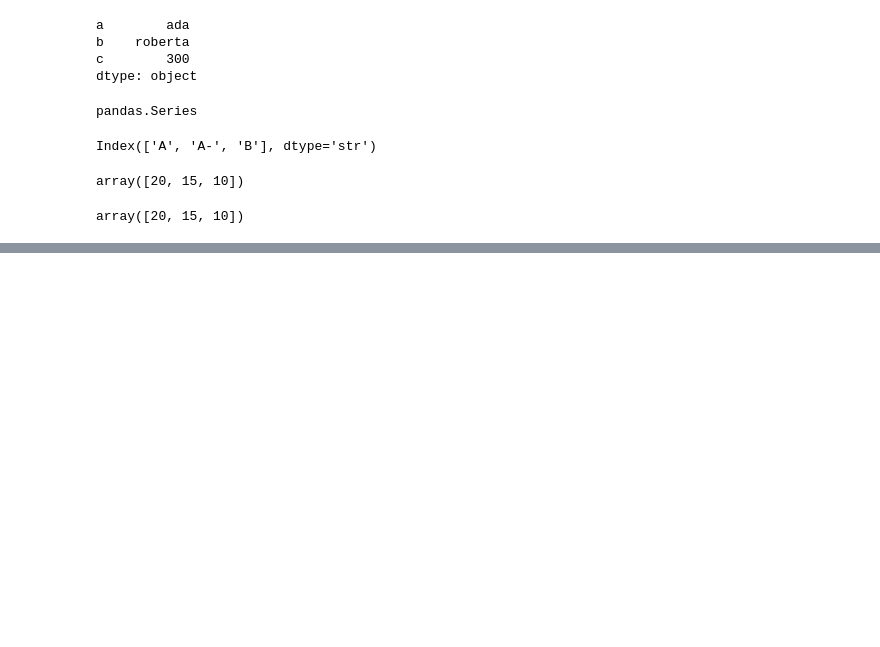
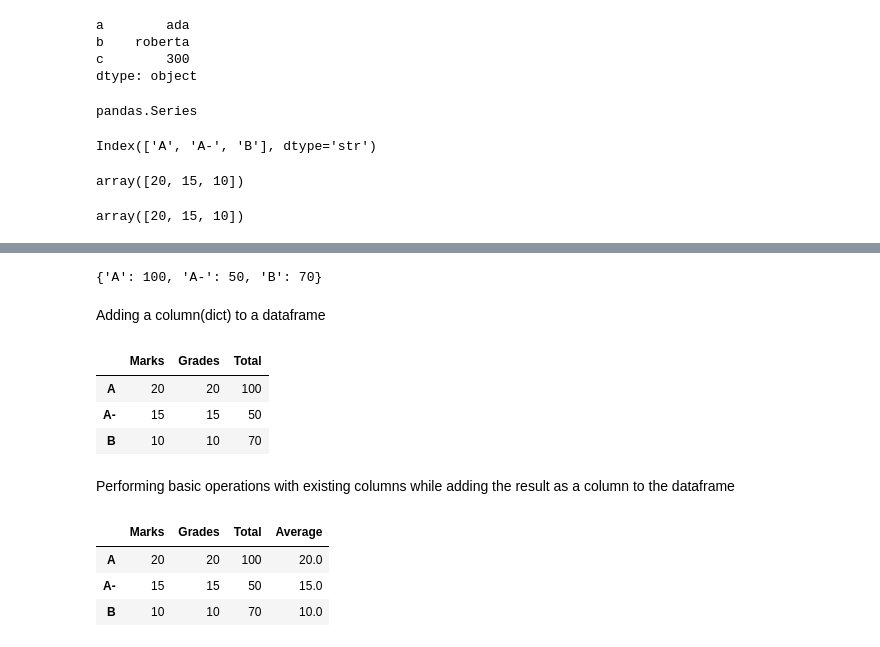
Before and after one commit to mezirim/python-tutorial, a Jupyter notebook: panda.ipynb, the cells around one changed output, grey strips where cells are left out. Saved outputs shown, nothing was run; the diff lists cells and outputs as text; code cells hidden in the pictures; blank space fills up the shorter version.

```diff
--- a/panda.ipynb
+++ b/panda.ipynb
@@ -57,0 +196,7 @@ array([20, 15, 10])
+# %%
+Total_dict = {"A": 100, "A-": 50, "B": 70}
+Total_dict
+# %% [output]
+{'A': 100, 'A-': 50, 'B': 70}
+# %% [markdown]
+Adding a column(dict) to a dataframe
@@ -57,0 +205,9 @@ array([20, 15, 10])
+# %%
+F
+# %% [output]
+|  | Marks | Grades | Total |
+| A | 20 | 20 | 100 |
+| A- | 15 | 15 | 50 |
+| B | 10 | 10 | 70 |
+# %% [markdown]
+Performing basic operations with existing columns while adding the result as a column to the dataframe
@@ -57,0 +216,7 @@ array([20, 15, 10])
+# %%
+F
+# %% [output]
+|  | Marks | Grades | Total | Average |
+| A | 20 | 20 | 100 | 20.0 |
+| A- | 15 | 15 | 50 | 15.0 |
+| B | 10 | 10 | 70 | 10.0 |
```
Also changed, not shown: parts of 45 cells of this notebook, 5 other files.
